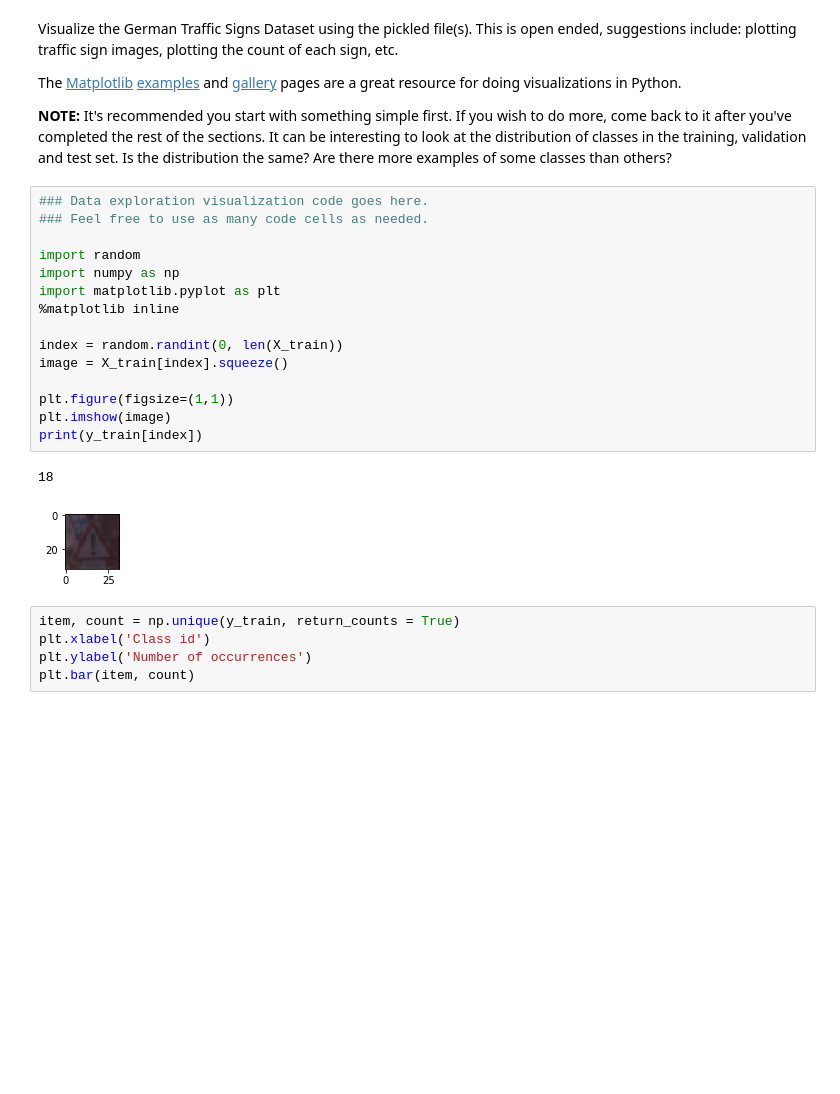
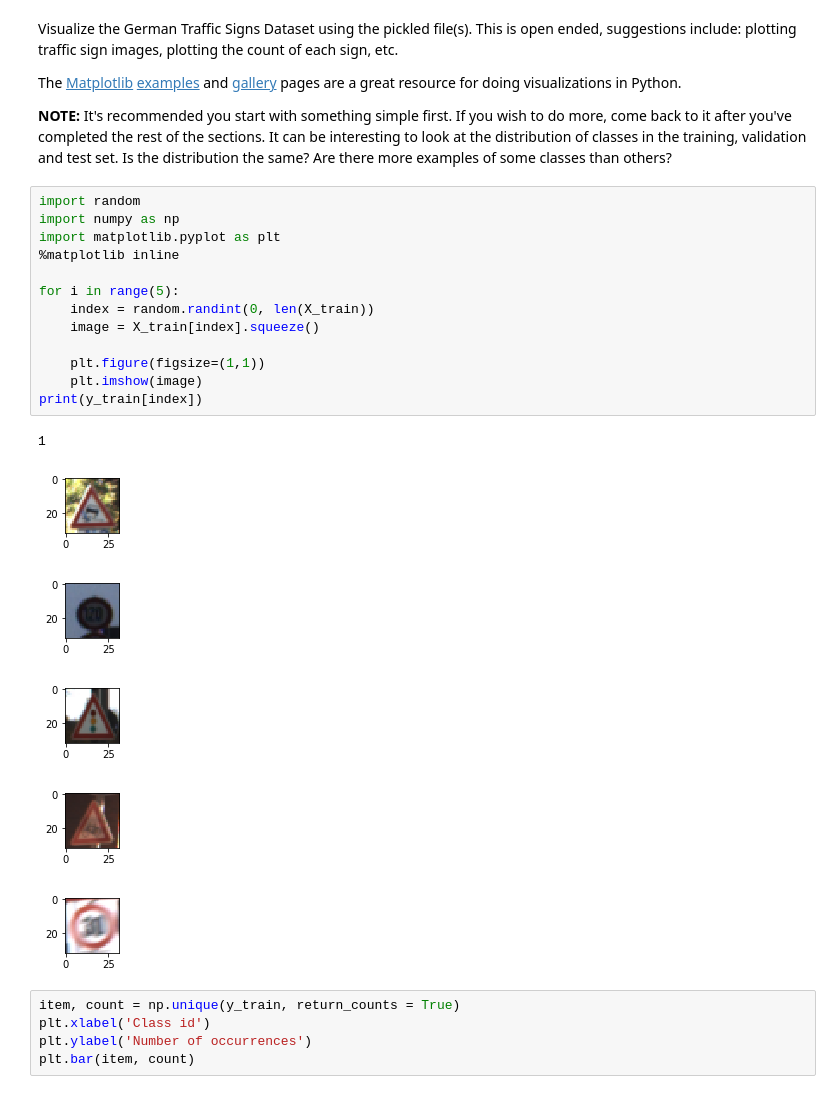
Before and after one commit to AliBaheri/Project2, a Jupyter notebook: Traffic_Sign_Classifier.ipynb, the cells around one changed output. Saved outputs shown, nothing was run; the diff lists cells and outputs as text; blank space fills up the shorter version.

```diff
--- a/Traffic_Sign_Classifier.ipynb
+++ b/Traffic_Sign_Classifier.ipynb
@@ -96,23 +96,25 @@ The [Matplotlib](http://matplotlib.org/) [examples](http://matplotlib.org/exampl
 
 **NOTE:** It's recommended you start with something simple first. If you wish to do more, come back to it after you've completed the rest of the sections. It can be interesting to look at the distribution of classes in the training, validation and test set. Is the distribution the same? Are there more examples of some classes than others?
 # %%
-### Data exploration visualization code goes here.
-### Feel free to use as many code cells as needed.
-
 import random
 import numpy as np
 import matplotlib.pyplot as plt
 %matplotlib inline
 
-index = random.randint(0, len(X_train))
-image = X_train[index].squeeze()
+for i in range(5):
+    index = random.randint(0, len(X_train))
+    image = X_train[index].squeeze()
 
-plt.figure(figsize=(1,1))
-plt.imshow(image)
+    plt.figure(figsize=(1,1))
+    plt.imshow(image)
 print(y_train[index])
 # %% [output]
-18
+1
-[figure, old version]
+[figure, new version]
+[figure, added]
+[figure, added]
+[figure, added]
+[figure, added]
 # %%
 item, count = np.unique(y_train, return_counts = True)
 plt.xlabel('Class id')
```
Also changed, not shown: parts of 13 cells of this notebook.
